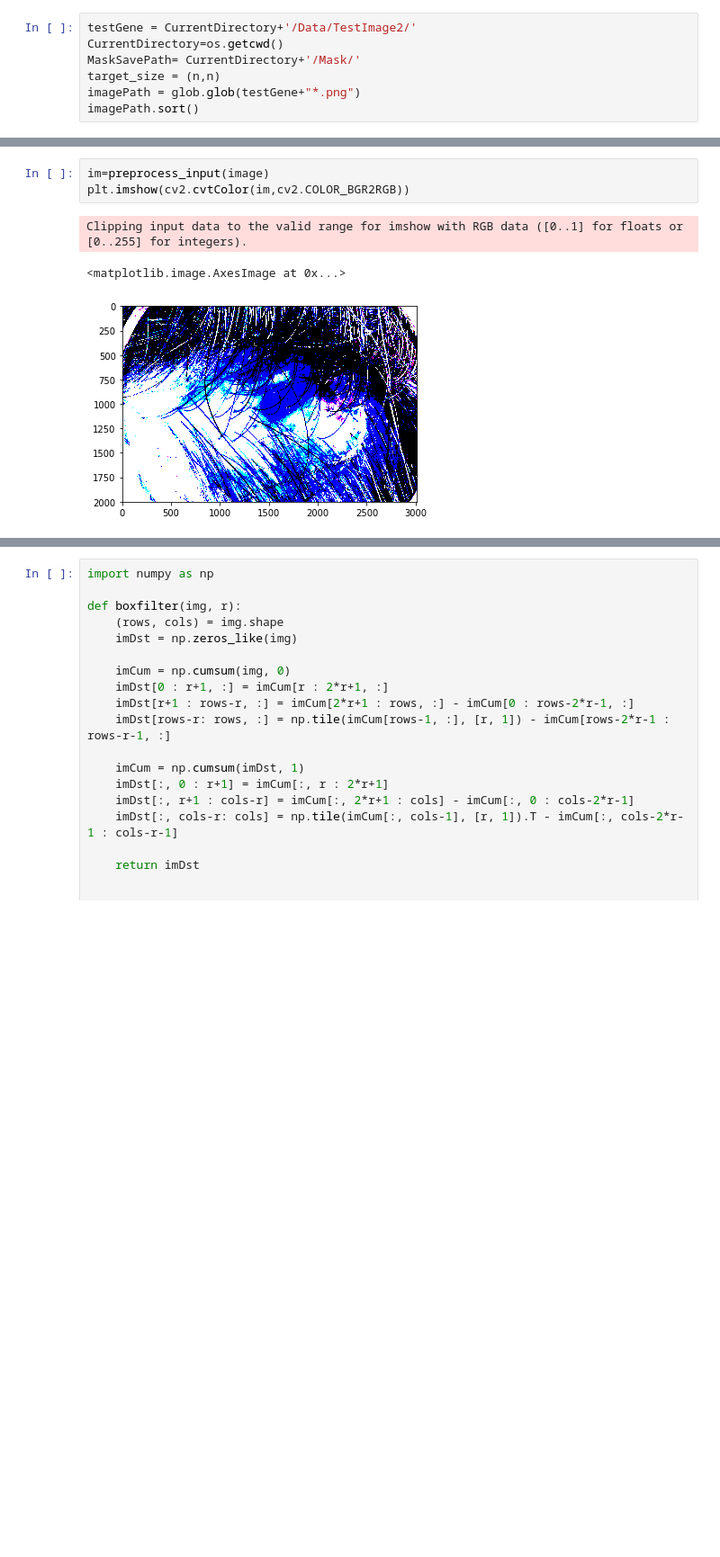
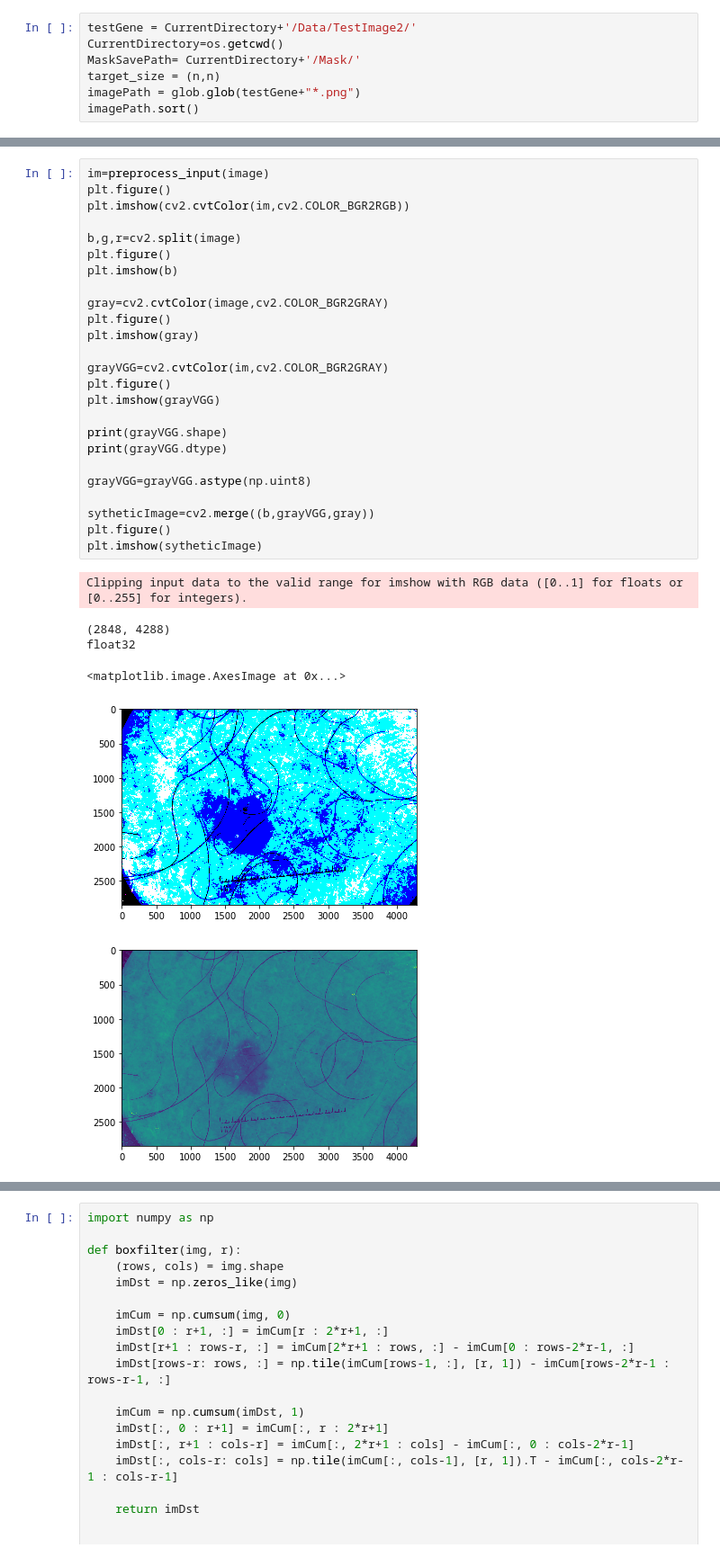
Before and after one commit to kamruleee51/Skin-Lesion-Segmentation-Using-Computer-Vision-Algorithms, a Jupyter notebook: UNET_FCN.ipynb, the cells around one changed output, grey strips where cells are left out. Shown at 90% size. Drawn from its saved outputs; the diff is of its cells as text; blank space fills up the shorter version.

```diff
--- a/UNET_FCN.ipynb
+++ b/UNET_FCN.ipynb
@@ -681,7 +681,32 @@ plt.imshow(cv2.cvtColor(image,cv2.COLOR_BGR2RGB))
-# %%
-im=preprocess_input(image)
-plt.imshow(cv2.cvtColor(im,cv2.COLOR_BGR2RGB))
-# %% [output]
-Clipping input data to the valid range for imshow with RGB data ([0..1] for floats or [0..255] for integers).
-<matplotlib.image.AxesImage at 0x...>
-[figure, removed]
+# %%
+im=preprocess_input(image)
+plt.figure()
+plt.imshow(cv2.cvtColor(im,cv2.COLOR_BGR2RGB))
+
+b,g,r=cv2.split(image)
+plt.figure()
+plt.imshow(b)
+
+gray=cv2.cvtColor(image,cv2.COLOR_BGR2GRAY)
+plt.figure()
+plt.imshow(gray)
+
+grayVGG=cv2.cvtColor(im,cv2.COLOR_BGR2GRAY)
+plt.figure()
+plt.imshow(grayVGG)
+
+print(grayVGG.shape)
+print(grayVGG.dtype)
+
+grayVGG=grayVGG.astype(np.uint8)
+
+sytheticImage=cv2.merge((b,grayVGG,gray))
+plt.figure()
+plt.imshow(sytheticImage)
+# %% [output]
+Clipping input data to the valid range for imshow with RGB data ([0..1] for floats or [0..255] for integers).
+(2848, 4288)
+float32
+<matplotlib.image.AxesImage at 0x...>
+[figure, added]
+[figure, added]
```
Also changed, not shown: parts of 3 cells of this notebook.
